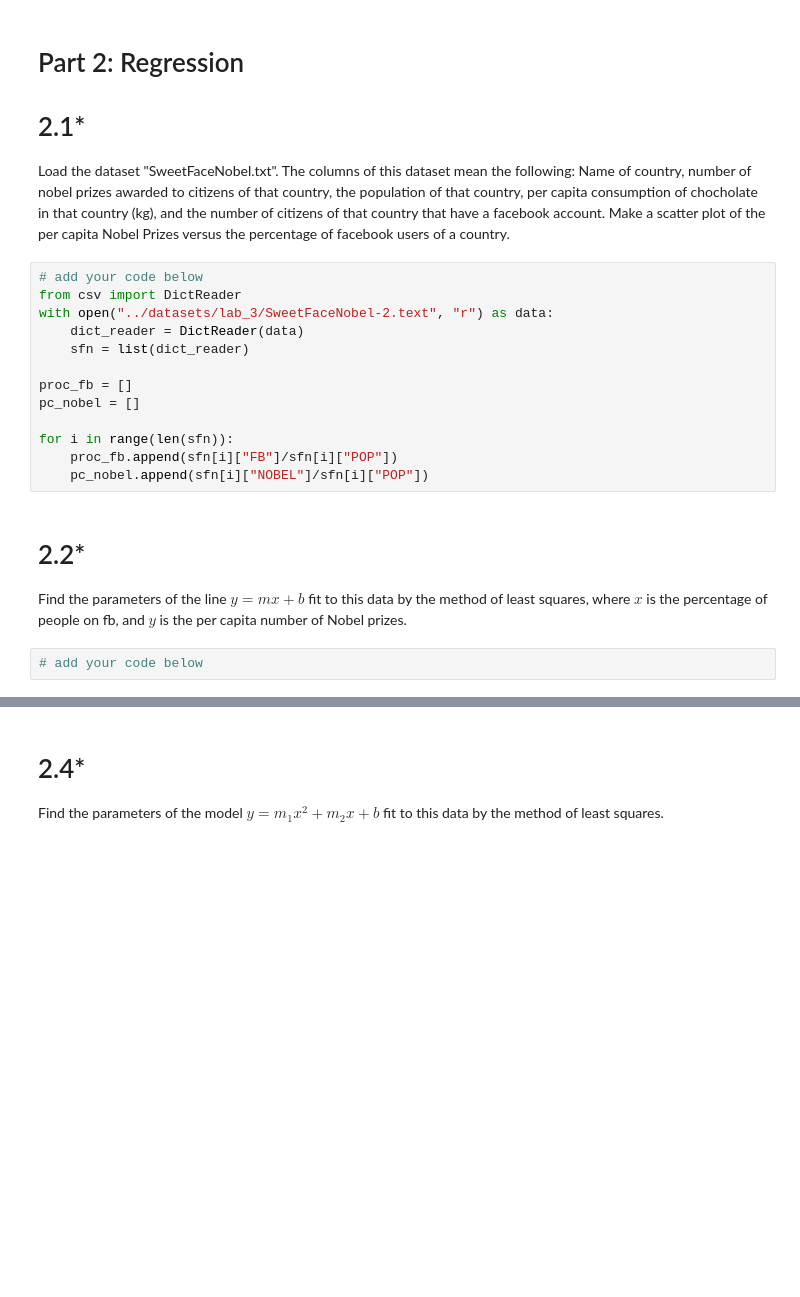
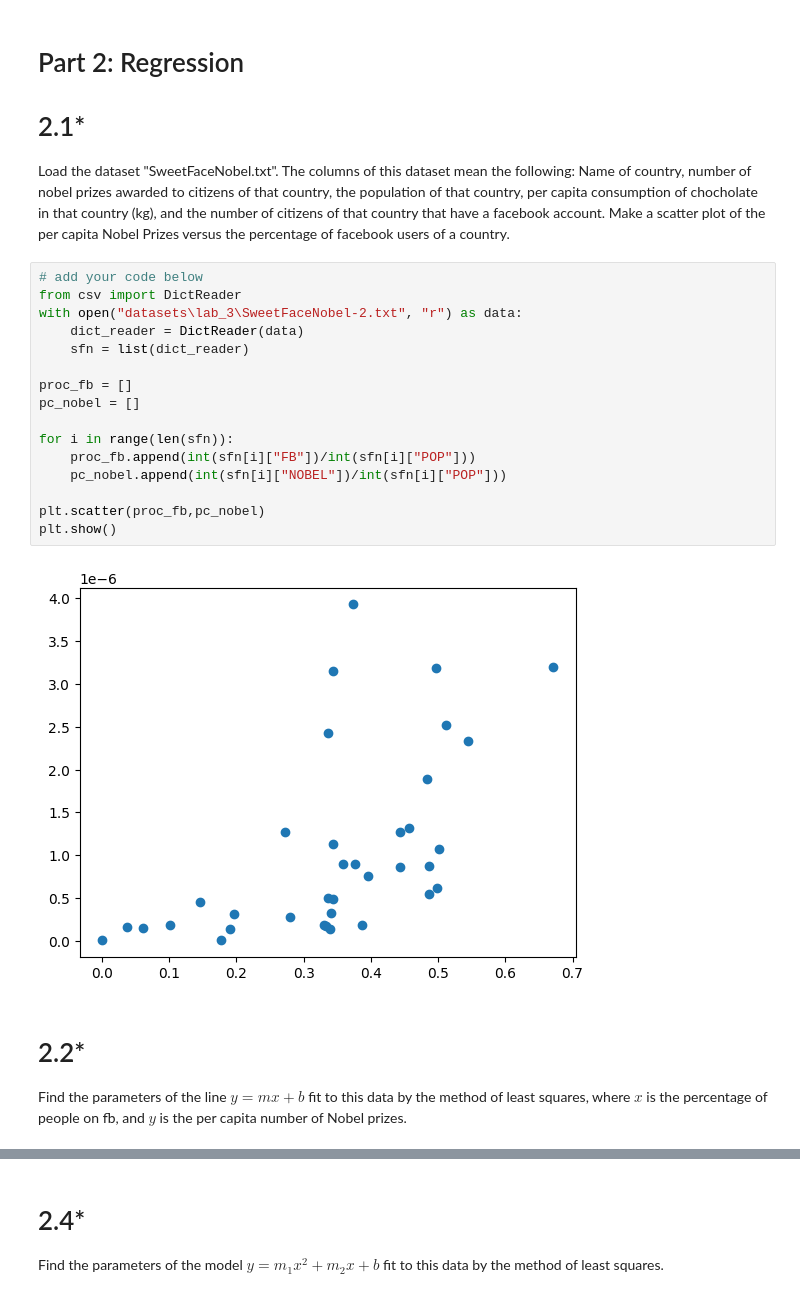
Before and after one commit to Badrum1337/ML_COURSE, a Jupyter notebook: DM1590_Lab3.ipynb, the cells around one changed output, grey strips where cells are left out. Saved outputs shown, nothing was run; the diff lists cells and outputs as text; blank space fills up the shorter version.

```diff
--- a/DM1590_Lab3.ipynb
+++ b/DM1590_Lab3.ipynb
@@ -191,19 +191,22 @@ Load the dataset "SweetFaceNobel.txt". The columns of this dataset mean the foll
 # %%
 # add your code below
 from csv import DictReader
-with open("../datasets/lab_3/SweetFaceNobel-2.text", "r") as data:
+with open("datasets\lab_3\SweetFaceNobel-2.txt", "r") as data:
     dict_reader = DictReader(data)
     sfn = list(dict_reader)
 
 proc_fb = []
 pc_nobel = []
 
 for i in range(len(sfn)):
-    proc_fb.append(sfn[i]["FB"]/sfn[i]["POP"])
-    pc_nobel.append(sfn[i]["NOBEL"]/sfn[i]["POP"])
+    proc_fb.append(int(sfn[i]["FB"])/int(sfn[i]["POP"]))
+    pc_nobel.append(int(sfn[i]["NOBEL"])/int(sfn[i]["POP"]))
+
+plt.scatter(proc_fb,pc_nobel)
+plt.show()
+# %% [output]
+[figure, added]
 # %% [markdown]
 # 2.2*
 
 Find the parameters of the line $y = mx + b$ fit to this data by the method of least squares, where $x$ is the percentage of people on fb, and $y$ is the per capita number of Nobel prizes.
-# %%
-# add your code below
```
Also changed, not shown: parts of 5 cells of this notebook.
